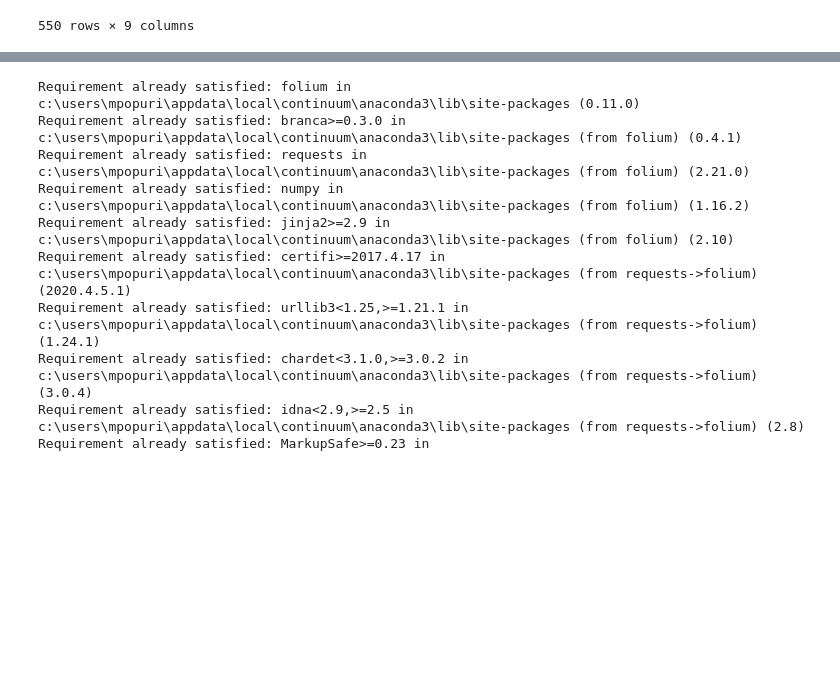
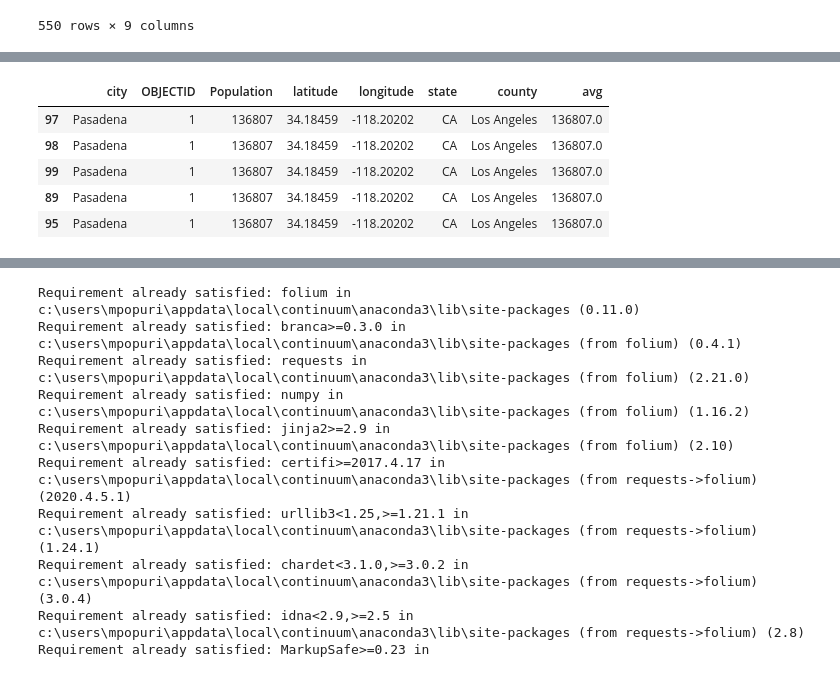
Before and after one commit to manipopuri/Coursera_Capstone, a Jupyter notebook: New Gas Stations Project.ipynb, the cells around one changed output, grey strips where cells are left out. Cells and saved outputs as stored; diff of their text form; code cells hidden in the pictures; blank space fills up the shorter version.

```diff
--- a/New Gas Stations Project.ipynb
+++ b/New Gas Stations Project.ipynb
@@ -177,0 +244,27 @@ df2
+# %%
+gas_city =  nigh2[['city_y','OBJECTID']]
+gas_city = gas_city.groupby('city_y').count()
+gas_city
+
+gas_city_pop = pd.merge(gas_city, population, how='left', left_on='city_y', right_on='city_y')
+gas_city_pop
+
+
+
+gas_city_pop['avg'] = gas_city_pop.apply(lambda row: row.Population / row.OBJECTID, axis=1)
+gas_city_pop.sort_values(by=['avg'])
+
+gas_city_pop = pd.merge(gas_city_pop, nigh, how='left', left_on='city_y', right_on='city')
+gas_city_pop = gas_city_pop[['city','OBJECTID','Population','latitude','longitude','state','county','avg']]
+
+
+gas_city_pop_sort = gas_city_pop.sort_values(by=['avg'])
+gas_city_pop_sort.drop_duplicates()
+gas_city_slect = gas_city_pop_sort.tail()
+# %% [output]
+|  | city | OBJECTID | Population | latitude | longitude | state | county | avg |
+| 97 | Pasadena | 1 | 136807 | 34.18459 | -118.20202 | CA | Los Angeles | 136807.0 |
+| 98 | Pasadena | 1 | 136807 | 34.18459 | -118.20202 | CA | Los Angeles | 136807.0 |
+| 99 | Pasadena | 1 | 136807 | 34.18459 | -118.20202 | CA | Los Angeles | 136807.0 |
+| 89 | Pasadena | 1 | 136807 | 34.18459 | -118.20202 | CA | Los Angeles | 136807.0 |
+| 95 | Pasadena | 1 | 136807 | 34.18459 | -118.20202 | CA | Los Angeles | 136807.0 |
```
Also changed, not shown: parts of 11 cells of this notebook.
